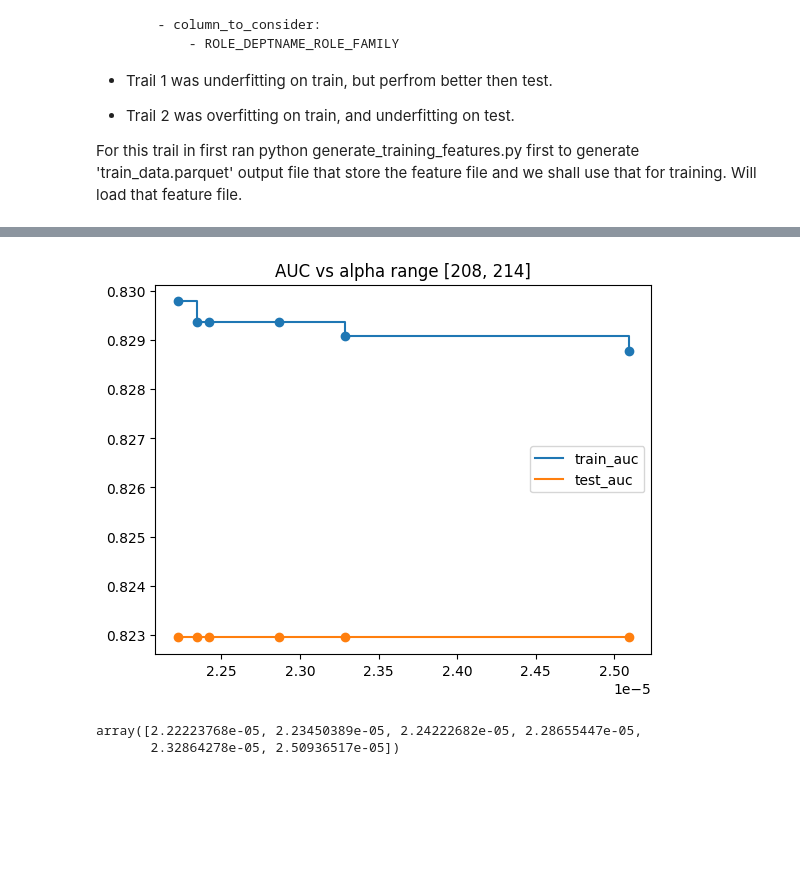
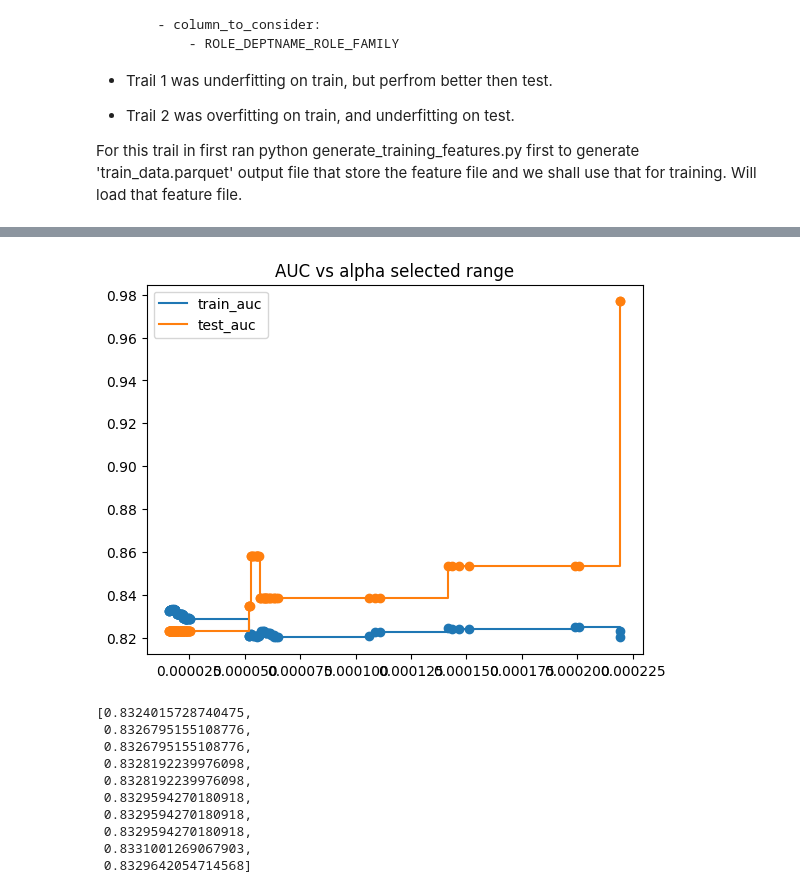
Before and after one commit to SmithaUpadhyaya/employee_access_resource_classifier, a Jupyter notebook: notebooks/training.ipynb, the cells around one changed output, grey strips where cells are left out. Cells and saved outputs as stored; diff of their text form; code cells hidden in the pictures; blank space fills up the shorter version.

```diff
--- a/notebooks/training.ipynb
+++ b/notebooks/training.ipynb
@@ -568,0 +597,6 @@ AUC score in the train: [0.8326795155108776, 0.8328192239976098, 0.8329594270180
+# %%
+train_np = np.array(train_auc)
+train_index = np.where(train_np > 0.82)
+
+print(f'Index in train where auc > 0.82: {train_index}')
+print(f'AUC score in the train: {list(map(train_auc.__getitem__, index[0]))}')
@@ -568,0 +621,4 @@ AUC score in the train: [0.8326795155108776, 0.8328192239976098, 0.8329594270180
+# %%
+#Index which are similar for both train and test
+intersect_index = list(set(index[0]).intersection(train_index[0]))
+len(intersect_index)
@@ -569,30 +632,34 @@ AUC score in the train: [0.8326795155108776, 0.8328192239976098, 0.8329594270180
 # %%
 sub_set_train_auc = []
 sub_set_test_auc = []
 
-alpha_start = 208
-alpha_end = 214
+#alpha_start = 208
+#alpha_end = 214
 
-for c in clfs[alpha_start : alpha_end]:
+#for c in clfs[alpha_start : alpha_end]:
+for i in intersect_index:
 
+    c = clfs[i]
     y_train_pred = c.predict(X_train)
     y_test_pred = c.predict(X_test)
 
     sub_set_train_auc.append(roc_auc_score(y_train_pred, Y_train))
     sub_set_test_auc.append(roc_auc_score(y_test_pred, Y_test))
 
-plt.scatter(ccp_alphas[alpha_start : alpha_end], sub_set_train_auc)
-plt.scatter(ccp_alphas[alpha_start : alpha_end], sub_set_test_auc)
+selected_ccp_alphas = np.take(ccp_alphas, intersect_index)
+plt.scatter(selected_ccp_alphas, sub_set_train_auc)
+plt.scatter(selected_ccp_alphas, sub_set_test_auc)
+plt.plot(selected_ccp_alphas, sub_set_train_auc, label = 'train_auc', drawstyle = "steps-post")
+plt.plot(selected_ccp_alphas, sub_set_test_auc, label = 'test_auc', drawstyle = "steps-post")
 
-plt.plot(ccp_alphas[alpha_start : alpha_end], sub_set_train_auc, label = 'train_auc', drawstyle = "steps-post")
-plt.plot(ccp_alphas[alpha_start : alpha_end], sub_set_test_auc, label = 'test_auc', drawstyle = "steps-post")
+#plt.scatter(ccp_alphas[alpha_start : alpha_end], sub_set_train_auc)
+#plt.scatter(ccp_alphas[alpha_start : alpha_end], sub_set_test_auc)
+#plt.plot(ccp_alphas[alpha_start : alpha_end], sub_set_train_auc, label = 'train_auc', drawstyle = "steps-post")
+#plt.plot(ccp_alphas[alpha_start : alpha_end], sub_set_test_auc, label = 'test_auc', drawstyle = "steps-post")
+
 plt.legend()
-plt.title(f'AUC vs alpha range [{alpha_start}, {alpha_end}]')
+#plt.title(f'AUC vs alpha range [{alpha_start}, {alpha_end}]')
+plt.title(f'AUC vs alpha selected range')
 plt.show()
 # %% [output]
-[figure, old version]
+[figure, new version]
-# %%
-ccp_alphas[alpha_start : alpha_end]
-# %% [output]
-array([2.22223768e-05, 2.23450389e-05, 2.24222682e-05, 2.28655447e-05,
-       2.32864278e-05, 2.50936517e-05])
@@ -598,0 +668,13 @@ array([2.22223768e-05, 2.23450389e-05, 2.24222682e-05, 2.28655447e-05,
+# %%
+sub_set_train_auc[:10]
+# %% [output]
+[0.8324015728740475,
+ 0.8326795155108776,
+ 0.8326795155108776,
+ 0.8328192239976098,
+ 0.8328192239976098,
+ 0.8329594270180918,
+ 0.8329594270180918,
+ 0.8329594270180918,
+ 0.8331001269067903,
+ 0.8329642054714568]
```
Also changed, not shown: parts of 42 cells of this notebook, 5 other files.
